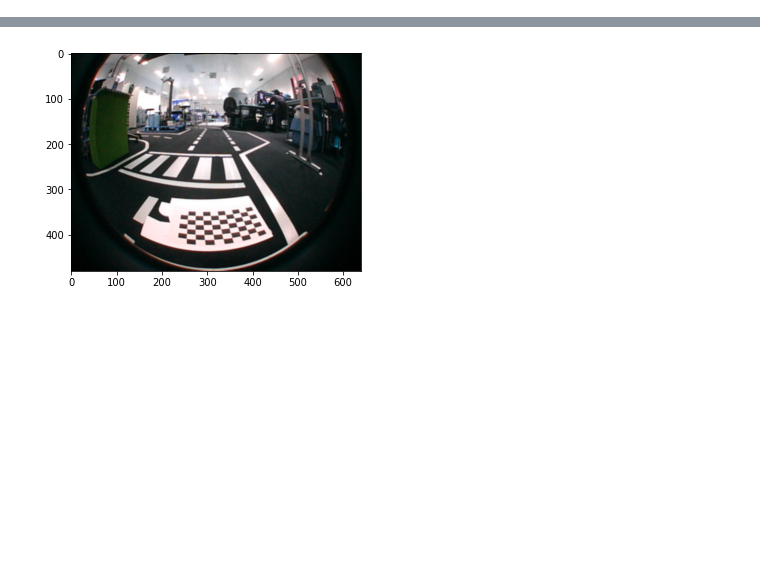
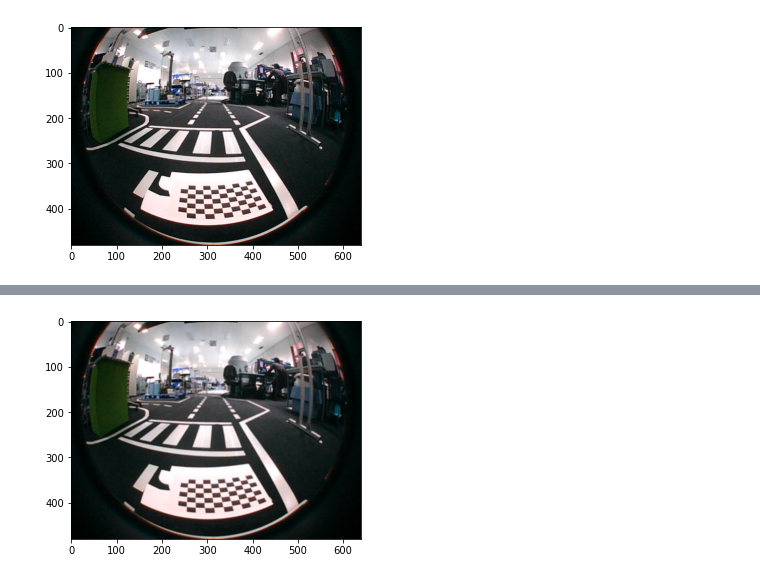
Before and after one commit to PedroMartins95/Calibration-BirdsEyeView4FisheyeLens, a Jupyter notebook: Calibration&BirdsEyeView.ipynb, the cells around one changed output, grey strips where cells are left out. Drawn from its saved outputs; the diff is of its cells as text; code cells hidden in the pictures; blank space fills up the shorter version.

```diff
--- a/Calibration&BirdsEyeView.ipynb
+++ b/Calibration&BirdsEyeView.ipynb
@@ -2,0 +115,85 @@
+# %%
+# @author: mesut & Pedro Martins
+
+from cv2 import cv2
+import numpy as np
+import glob
+import sys
+import matplotlib.pyplot as plt
+
+CHECKERBOARD = (9,6)
+_img_shape = None
+
+# Calibration flags
+calibration_flags = cv2.fisheye.CALIB_RECOMPUTE_EXTRINSIC
+
+# Termination criteria
+subpix_criteria = (cv2.TERM_CRITERIA_EPS+cv2.TERM_CRITERIA_MAX_ITER, 30, 0.1)
+
+# Prepare object points, like (0,0,0), (1,0,0), (2,0,0) ....,(6,5,0)
+objp = np.zeros((1, CHECKERBOARD[0]*CHECKERBOARD[1], 3), np.float32)
+objp[0,:,:2] = np.mgrid[0:CHECKERBOARD[0], 0:CHECKERBOARD[1]].T.reshape(-1, 2)
+
+# Arrays to store object points and image points from all the images.
+objpoints = [] # 3d point in real world space
+imgpoints = [] # 2d points in image plane.
+
+# All the images must to have the same size for calibration
+images = glob.glob('Fisheye_Images/*.jpg')
+
+for fname in images:
+    img = cv2.imread(fname)
+    if _img_shape == None:
+        _img_shape = img.shape[:2]
+    else:
+        assert _img_shape == img.shape[:2], "All images must share the same size."
+    gray = cv2.cvtColor(img,cv2.COLOR_BGR2GRAY)
+
+    # Chess board corners
+    ret, corners = cv2.findChessboardCorners(gray, CHECKERBOARD, cv2.CALIB_CB_ADAPTIVE_THRESH+cv2.CALIB_CB_FAST_CHECK+cv2.CALIB_CB_NORMALIZE_IMAGE)
+
+    # Image points (after refinin them)
+    if ret == True:
+
+        objpoints.append(objp)
+        cv2.cornerSubPix(gray,corners,(3,3),(-1,-1),subpix_criteria)
+        imgpoints.append(corners)
+        # Draw and display the corners
+         #img = cv2.drawChessboardCorners(img, (9,6), corners,ret)
+         #cv2.imshow('Detection Points',img)
+
+N_OK = len(objpoints)
+K = np.zeros((3, 3))
+D = np.zeros((4, 1))
+rvecs = [np.zeros((1, 1, 3), dtype=np.float64) for i in range(N_OK)]
+tvecs = [np.zeros((1, 1, 3), dtype=np.float64) for i in range(N_OK)]
+
+rms,_, _, _, _ = \
+    cv2.fisheye.calibrate(
+        objpoints,
+        imgpoints,
+        gray.shape[::-1],
+        K,
+        D,
+        rvecs,
+        tvecs,
+        calibration_flags,
+        (cv2.TERM_CRITERIA_EPS+cv2.TERM_CRITERIA_MAX_ITER, 30, 1e-6)
+    )
+
+# Load image for test calibration
+original = cv2.imread("Example.jpg")
+
+_img_shape=_img_shape[::-1]
+
+# Calibration Functions
+new_K = cv2.fisheye.estimateNewCameraMatrixForUndistortRectify(K, D, _img_shape, np.eye(3), balance=1, new_size=_img_shape,fov_scale=1)
+map1, map2 = cv2.fisheye.initUndistortRectifyMap(K, D, np.eye(3), new_K, _img_shape, cv2.CV_16SC2)
+undistorted_img = cv2.remap(original, map1, map2, interpolation=cv2.INTER_LINEAR, borderMode=cv2.BORDER_CONSTANT)
+
+plt.imshow(original)
+plt.show()
+plt.imshow(undistorted_img)
+plt.show()
+# %% [output]
+[figure, added]
```
Also changed, not shown: parts of 10 cells of this notebook.
